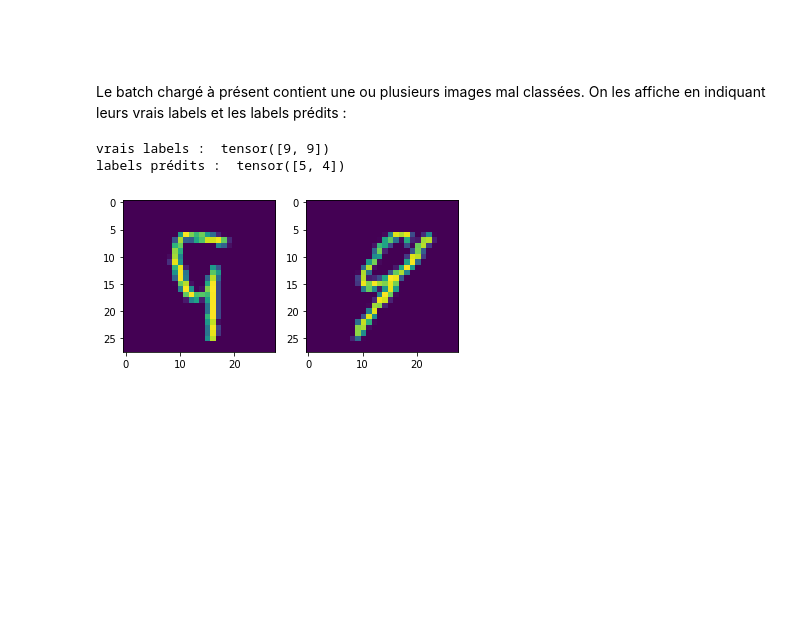
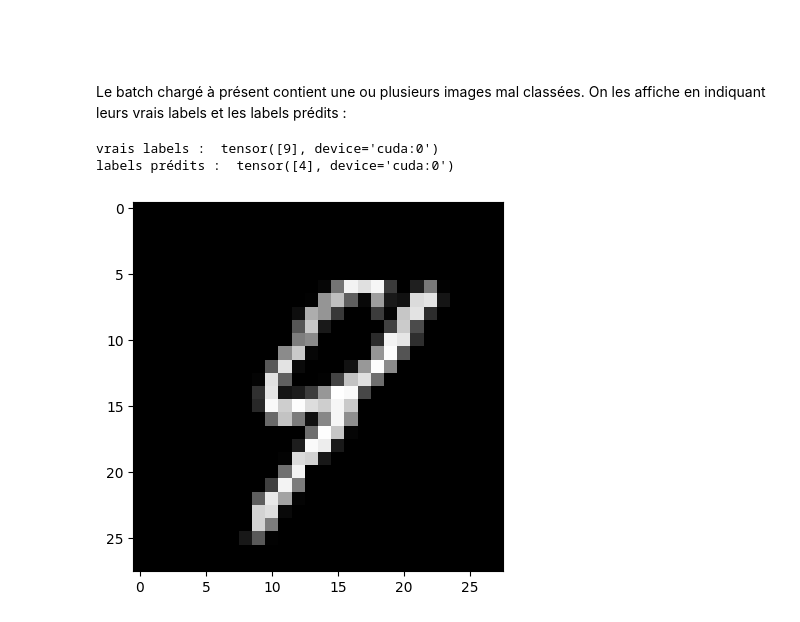
Before and after one commit to joanglaunes/deep_learning_image, a Jupyter notebook: Mnist.ipynb, the cells around one changed output. Saved outputs shown, nothing was run; the diff lists cells and outputs as text; code cells hidden in the pictures; blank space fills up the shorter version.

```diff
--- a/Mnist.ipynb
+++ b/Mnist.ipynb
@@ -82,7 +80,7 @@ import numpy as np
 import matplotlib.pyplot as plt
 for k in range(5):
     plt.subplot(1, 5, k+1)
-    plt.imshow(images[k,:,:])
+    plt.imshow(images[k,:,:], cmap="gray")
 plt.show()
 # %% [output]
 tensor([5, 0, 4, 1, 9])
@@ -227,7 +226,7 @@ import numpy as np
 import matplotlib.pyplot as plt
 for k in range(5):
     plt.subplot(1, 5, k+1)
-    plt.imshow(images[k,0,:,:])
+    plt.imshow(images[k,0,:,:].cpu(), cmap="gray")
 print("vrais labels : ",labels[0:5])
 outputs = model(images[0:5,:,:,:])
 _, predicted = torch.max(outputs.data, 1)
@@ -270,13 +269,13 @@ for images, labels in test_loader:
 <br>
 Le batch chargé à présent contient une ou plusieurs images mal classées. On les affiche en indiquant leurs vrais labels et les labels prédits :
 # %%
-ind, = np.where((predicted!=labels).data.numpy())
+ind, = torch.where((predicted!=labels))
 print("vrais labels : ",labels[ind])
 print("labels prédits : ",predicted[ind])
 for k in range(len(ind)):
     plt.subplot(1,len(ind),k+1)
-    plt.imshow(images[ind[k],0,:,:])
+    plt.imshow(images[ind[k],0,:,:].cpu(), cmap="gray")
 # %% [output]
-vrais labels :  tensor([9, 9])
-labels prédits :  tensor([5, 4])
+vrais labels :  tensor([9], device='cuda:0')
+labels prédits :  tensor([4], device='cuda:0')
-[figure, old version]
+[figure, new version]
```
Also changed, not shown: parts of 8 cells of this notebook.
